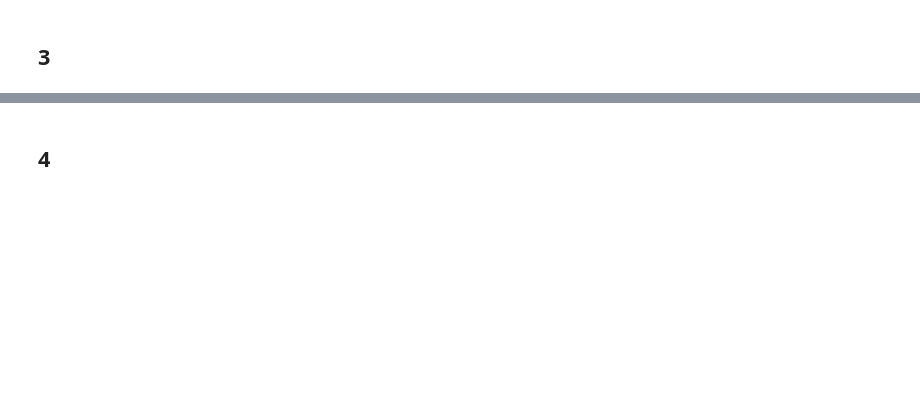
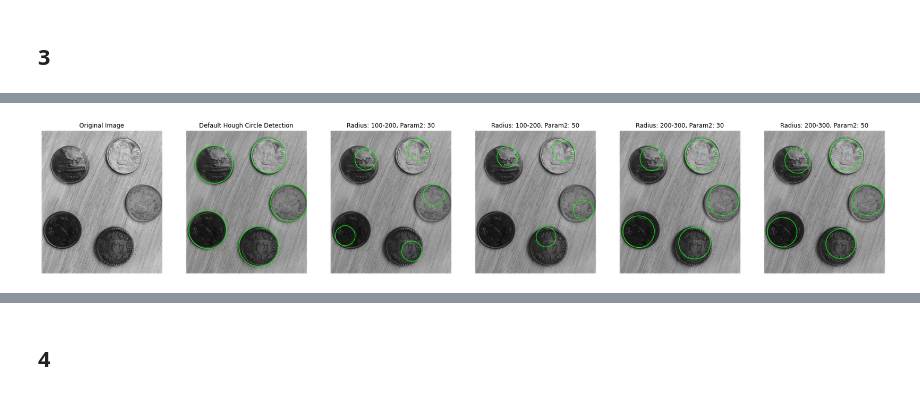
Before and after one commit to CS7-404-DIP-M24/a4-gitPROhan, a Jupyter notebook: main.ipynb, the cells around one changed output, grey strips where cells are left out. Saved outputs shown, nothing was run; the diff lists cells and outputs as text; code cells hidden in the pictures; blank space fills up the shorter version.

```diff
--- a/main.ipynb
+++ b/main.ipynb
@@ -73,0 +97,18 @@ display_images([image, circle_image], ["Original Image", "Hough Circle Detection
+# %%
+radius_ranges = [(100, 200), (200, 300)]
+param2_values = [30, 50]
+results = []
+labels = []
+for minRadius, maxRadius in radius_ranges:
+    for param2 in param2_values:
+        adjusted_circle_image = hough_circles(
+            blurred, minRadius=minRadius, maxRadius=maxRadius, param2=param2
+        )
+        results.append(adjusted_circle_image)
+        labels.append(f"Radius: {minRadius}-{maxRadius}, Param2: {param2}")
+display_images(
+    [image, circle_image] + results,
+    ["Original Image", "Default Hough Circle Detection"] + labels
+)
+# %% [output]
+[figure, added]
```
Also changed, not shown: parts of 10 cells of this notebook.
